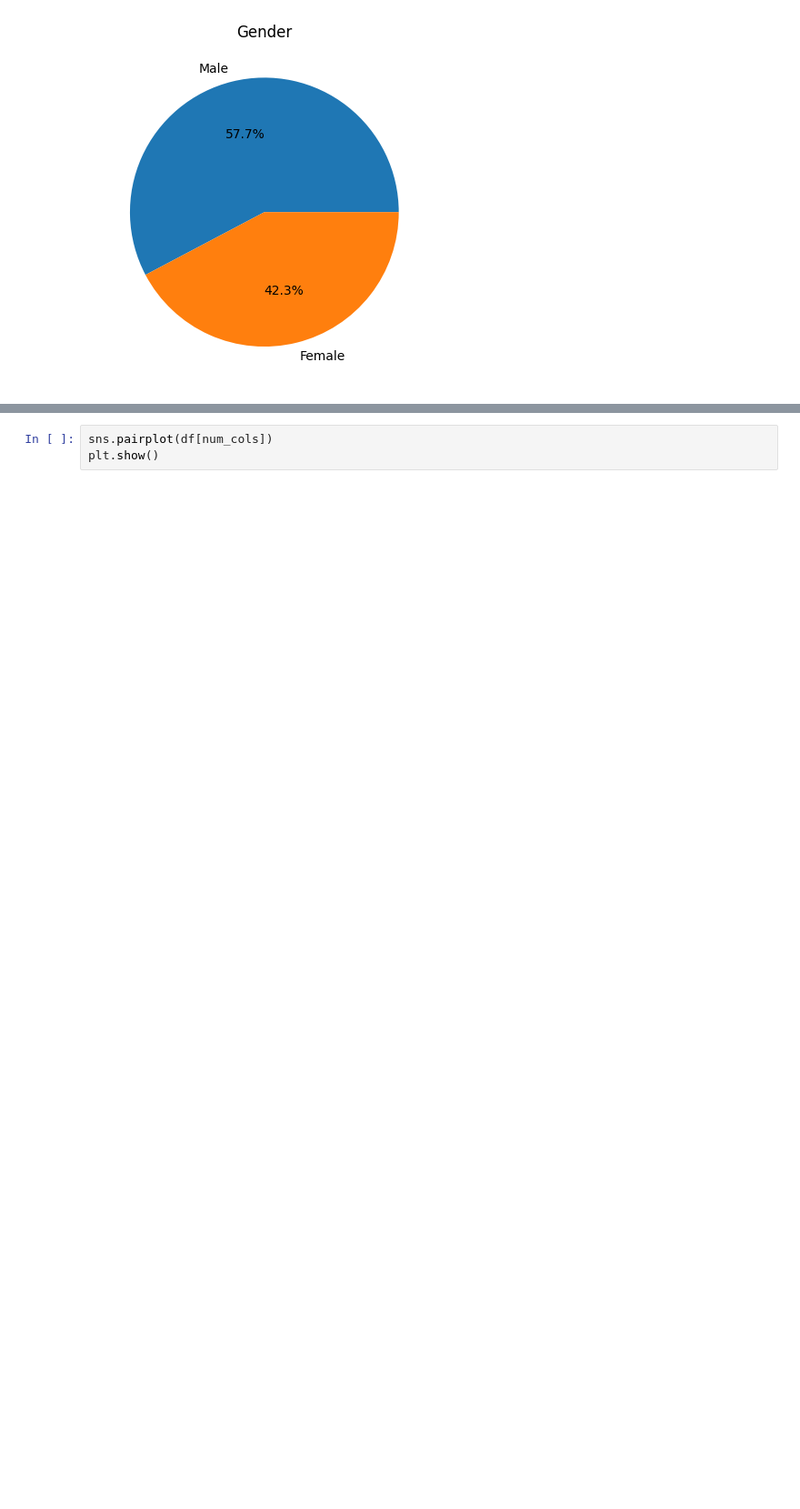
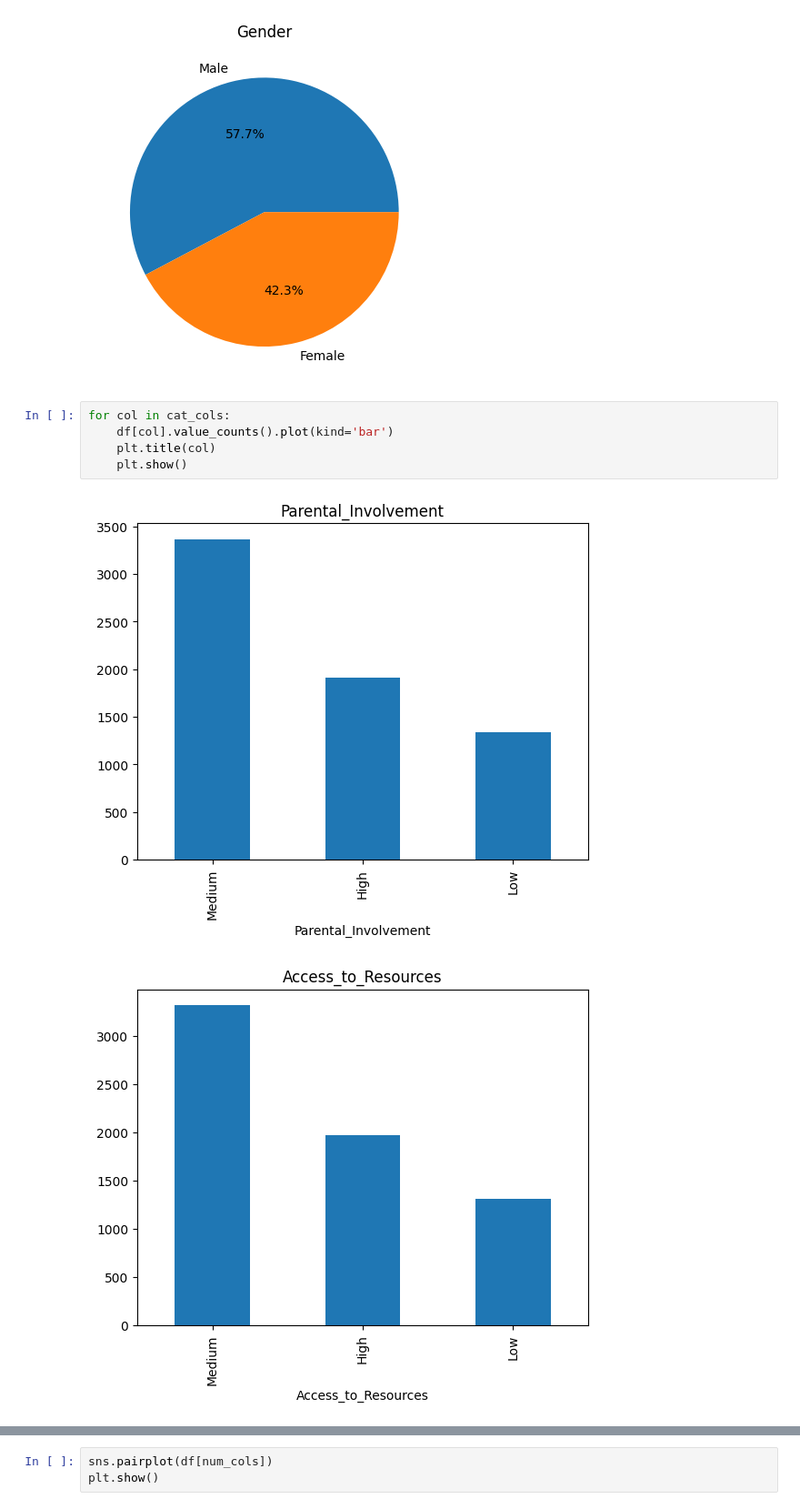
Before and after one commit to minSara02-FromTheStart/CSE303_Project_, a Jupyter notebook: StudentPerformanceFactors.ipynb, the cells around one changed output, grey strips where cells are left out. Shown at 91% size. Saved outputs shown, nothing was run; the diff lists cells and outputs as text; blank space fills up the shorter version.

```diff
--- a/StudentPerformanceFactors.ipynb
+++ b/StudentPerformanceFactors.ipynb
@@ -169,3 +169,11 @@ for col in cat_cols:
 [figure]
 [figure]
 [figure]
+# %%
+for col in cat_cols:
+    df[col].value_counts().plot(kind='bar')
+    plt.title(col)
+    plt.show()
+# %% [output]
+[figure, added]
+[figure, added]
```
Also changed, not shown: parts of 1 cell of this notebook.
